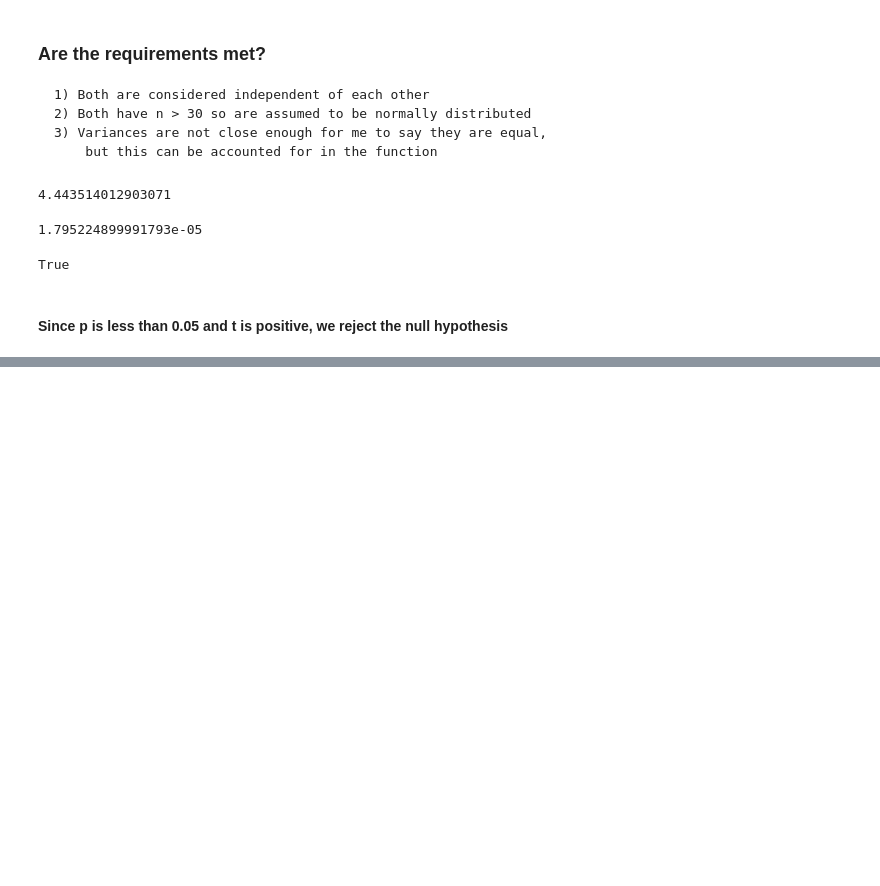
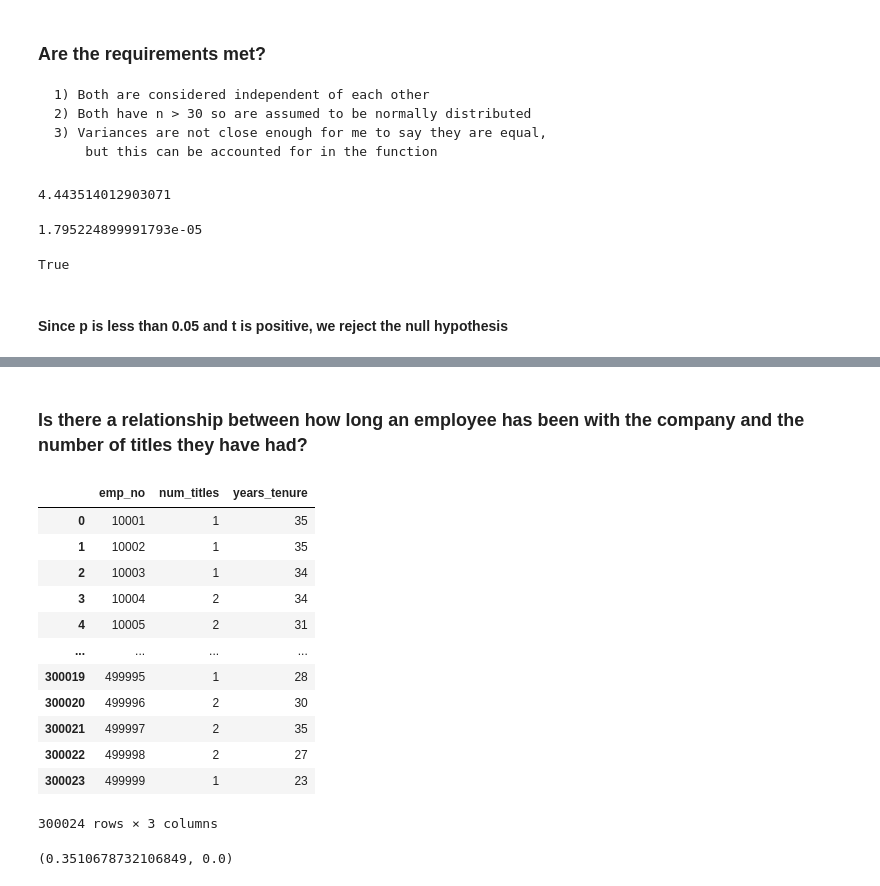
Before and after one commit to johnathon-smith/statistics-exercises, a Jupyter notebook: hypothesis_testing.ipynb, the cells around one changed output, grey strips where cells are left out. Cells and saved outputs as stored; diff of their text form; code cells hidden in the pictures; blank space fills up the shorter version.

```diff
--- a/hypothesis_testing.ipynb
+++ b/hypothesis_testing.ipynb
@@ -323,0 +517,26 @@ True
+# %% [markdown]
+### Is there a relationship between how long an employee has been with the company and the number of titles they have had?
+# %%
+employees_query = """
+SELECT titles.emp_no, COUNT(DISTINCT(title)) AS num_titles, IF(dept_emp_latest_date.to_date >= CURDATE(), TIMESTAMPDIFF(year, hire_date, CURDATE()), TIMESTAMPDIFF(year, hire_date, dept_emp_latest_date.to_date)) AS years_tenure
+FROM titles
+JOIN dept_emp_latest_date ON dept_emp_latest_date.emp_no = titles.emp_no
+JOIN employees ON employees.emp_no = titles.emp_no
+GROUP BY emp_no;
+"""
+employees_titles = pd.read_sql(employees_query, employees_url)
+employees_titles
+# %% [output]
+|  | emp_no | num_titles | years_tenure |
+| 0 | 10001 | 1 | 35 |
+| 1 | 10002 | 1 | 35 |
+| 2 | 10003 | 1 | 34 |
+| 3 | 10004 | 2 | 34 |
+| 4 | 10005 | 2 | 31 |
+| ... | ... | ... | ... |
+| 300019 | 499995 | 1 | 28 |
+| 300020 | 499996 | 2 | 30 |
+| 300021 | 499997 | 2 | 35 |
+| 300022 | 499998 | 2 | 27 |
+| 300023 | 499999 | 1 | 23 |
+300024 rows × 3 columns
@@ -323,0 +546,5 @@ True
+# %%
+r, p = stats.pearsonr(x, y)
+r, p
+# %% [output]
+(0.3510678732106849, 0.0)
```
Also changed, not shown: parts of 60 cells of this notebook.
